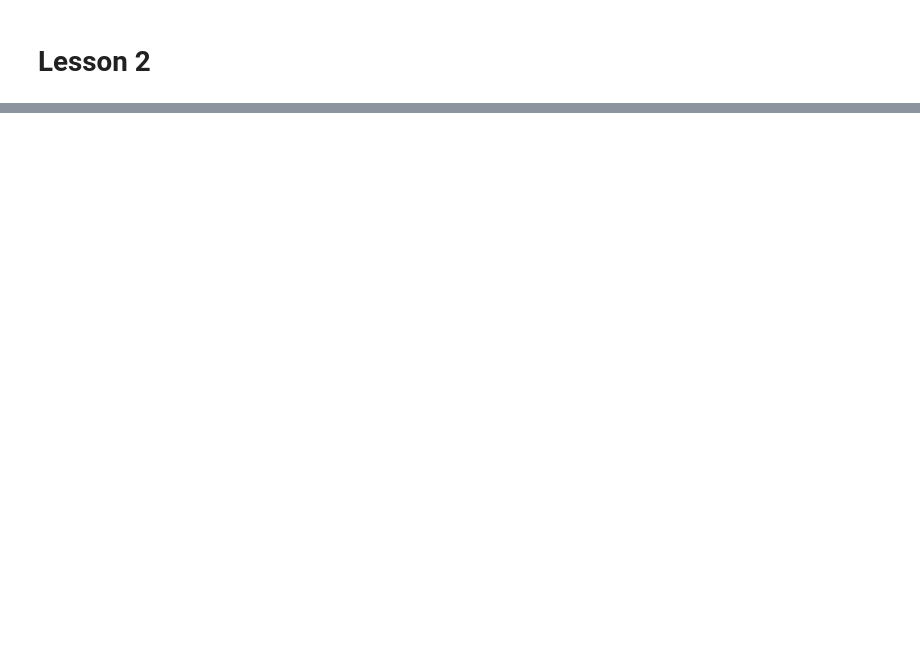
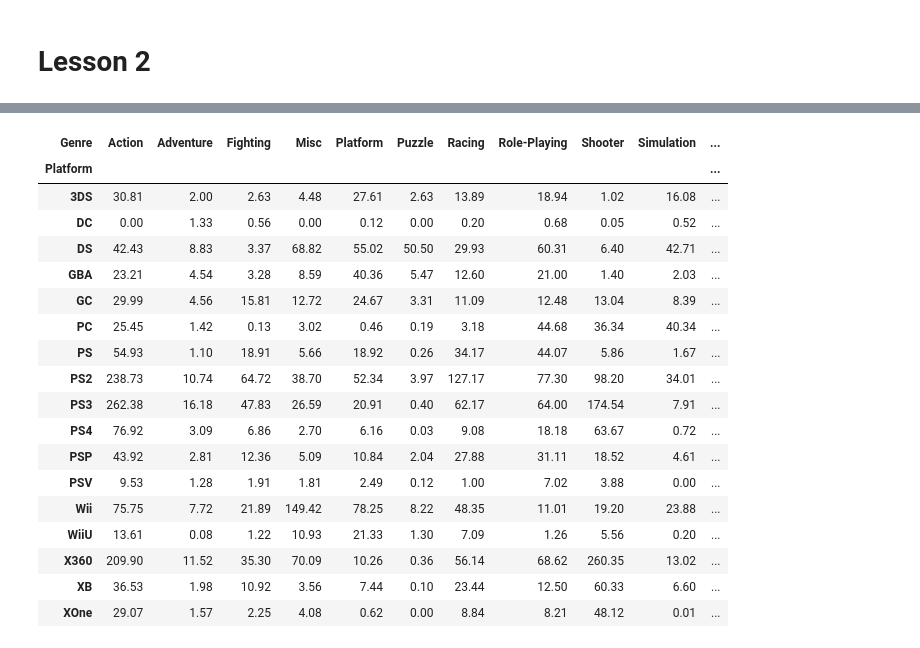
Before and after one commit to alfir-v10/RushODS_old, a Jupyter notebook: RUSH_ODS.ipynb, the cells around one changed output, grey strips where cells are left out. Drawn from its saved outputs; the diff is of its cells as text; code cells hidden in the pictures; blank space fills up the shorter version.

```diff
--- a/RUSH_ODS.ipynb
+++ b/RUSH_ODS.ipynb
@@ -1173,0 +1237,22 @@ plt.scatter(
+# %%
+df_game.pivot_table(index='Platform', columns='Genre', values='Global_Sales', aggfunc=sum).fillna(0).applymap(float)
+# %% [output]
+| Genre | Action | Adventure | Fighting | Misc | Platform | Puzzle | Racing | Role-Playing | Shooter | Simulation | ... |
+| Platform |  |  |  |  |  |  |  |  |  |  | ... |
+| 3DS | 30.81 | 2.00 | 2.63 | 4.48 | 27.61 | 2.63 | 13.89 | 18.94 | 1.02 | 16.08 | ... |
+| DC | 0.00 | 1.33 | 0.56 | 0.00 | 0.12 | 0.00 | 0.20 | 0.68 | 0.05 | 0.52 | ... |
+| DS | 42.43 | 8.83 | 3.37 | 68.82 | 55.02 | 50.50 | 29.93 | 60.31 | 6.40 | 42.71 | ... |
+| GBA | 23.21 | 4.54 | 3.28 | 8.59 | 40.36 | 5.47 | 12.60 | 21.00 | 1.40 | 2.03 | ... |
+| GC | 29.99 | 4.56 | 15.81 | 12.72 | 24.67 | 3.31 | 11.09 | 12.48 | 13.04 | 8.39 | ... |
+| PC | 25.45 | 1.42 | 0.13 | 3.02 | 0.46 | 0.19 | 3.18 | 44.68 | 36.34 | 40.34 | ... |
+| PS | 54.93 | 1.10 | 18.91 | 5.66 | 18.92 | 0.26 | 34.17 | 44.07 | 5.86 | 1.67 | ... |
+| PS2 | 238.73 | 10.74 | 64.72 | 38.70 | 52.34 | 3.97 | 127.17 | 77.30 | 98.20 | 34.01 | ... |
+| PS3 | 262.38 | 16.18 | 47.83 | 26.59 | 20.91 | 0.40 | 62.17 | 64.00 | 174.54 | 7.91 | ... |
+| PS4 | 76.92 | 3.09 | 6.86 | 2.70 | 6.16 | 0.03 | 9.08 | 18.18 | 63.67 | 0.72 | ... |
+| PSP | 43.92 | 2.81 | 12.36 | 5.09 | 10.84 | 2.04 | 27.88 | 31.11 | 18.52 | 4.61 | ... |
+| PSV | 9.53 | 1.28 | 1.91 | 1.81 | 2.49 | 0.12 | 1.00 | 7.02 | 3.88 | 0.00 | ... |
+| Wii | 75.75 | 7.72 | 21.89 | 149.42 | 78.25 | 8.22 | 48.35 | 11.01 | 19.20 | 23.88 | ... |
+| WiiU | 13.61 | 0.08 | 1.22 | 10.93 | 21.33 | 1.30 | 7.09 | 1.26 | 5.56 | 0.20 | ... |
+| X360 | 209.90 | 11.52 | 35.30 | 70.09 | 10.26 | 0.36 | 56.14 | 68.62 | 260.35 | 13.02 | ... |
+| XB | 36.53 | 1.98 | 10.92 | 3.56 | 7.44 | 0.10 | 23.44 | 12.50 | 60.33 | 6.60 | ... |
+| XOne | 29.07 | 1.57 | 2.25 | 4.08 | 0.62 | 0.00 | 8.84 | 8.21 | 48.12 | 0.01 | ... |
```
Also changed, not shown: parts of 135 cells of this notebook.
